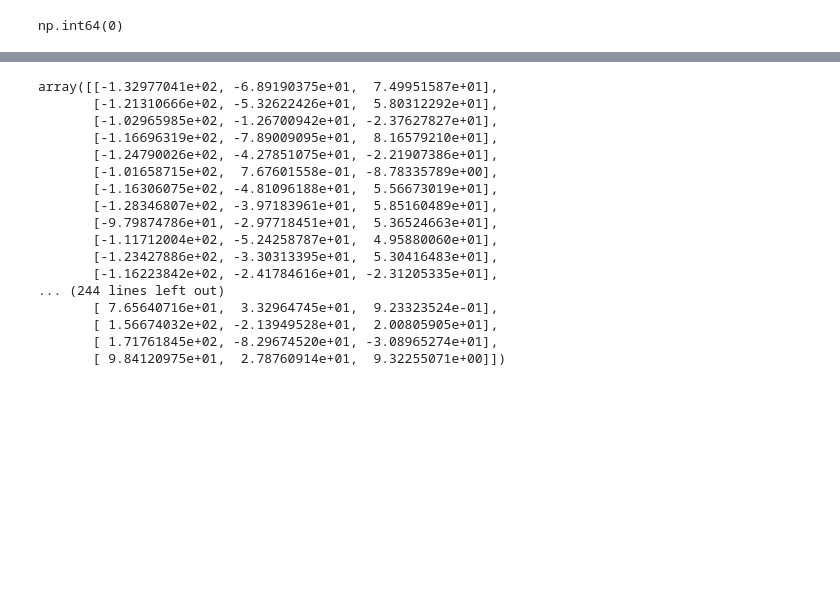
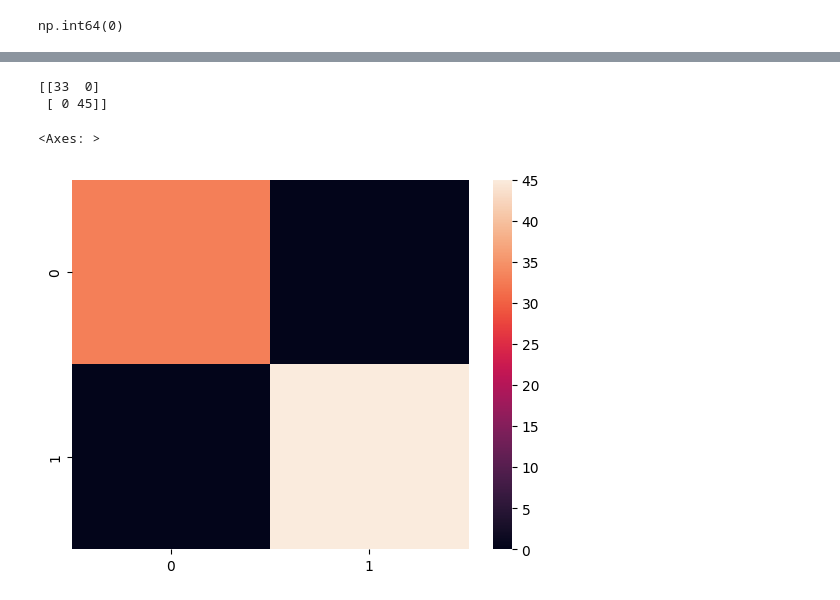
Before and after one commit to Pulkit1704/cancer-classifier, a Jupyter notebook: cancer_classifier.ipynb, the cells around one changed output, grey strips where cells are left out. Cells and saved outputs as stored; diff of their text form; code cells hidden in the pictures; blank space fills up the shorter version.

```diff
--- a/cancer_classifier.ipynb
+++ b/cancer_classifier.ipynb
@@ -161,23 +121,33 @@ from sklearn.decomposition import PCA
 pca = PCA(n_components=3)
 
 new_data = pca.fit_transform(inputs)
-
-new_data
-# %% [output]
-array([[-1.32977041e+02, -6.89190375e+01,  7.49951587e+01],
-       [-1.21310666e+02, -5.32622426e+01,  5.80312292e+01],
-       [-1.02965985e+02, -1.26700942e+01, -2.37627827e+01],
-       [-1.16696319e+02, -7.89009095e+01,  8.16579210e+01],
-       [-1.24790026e+02, -4.27851075e+01, -2.21907386e+01],
-       [-1.01658715e+02,  7.67601558e-01, -8.78335789e+00],
-       [-1.16306075e+02, -4.81096188e+01,  5.56673019e+01],
-       [-1.28346807e+02, -3.97183961e+01,  5.85160489e+01],
-       [-9.79874786e+01, -2.97718451e+01,  5.36524663e+01],
-       [-1.11712004e+02, -5.24258787e+01,  4.95880060e+01],
-       [-1.23427886e+02, -3.30313395e+01,  5.30416483e+01],
-       [-1.16223842e+02, -2.41784616e+01, -2.31205335e+01],
-... (244 lines left out)
-       [ 7.65640716e+01,  3.32964745e+01,  9.23323524e-01],
-       [ 1.56674032e+02, -2.13949528e+01,  2.00805905e+01],
-       [ 1.71761845e+02, -8.29674520e+01, -3.08965274e+01],
-       [ 9.84120975e+01,  2.78760914e+01,  9.32255071e+00]])
+# %%
+label_keys = list(labels.unique() )
+
+y_labels = np.array( [1 if i == label_keys[0] else 0 for i in labels])
+
+inputs = new_data
+# %%
+from sklearn.model_selection import train_test_split
+
+x_train, x_test, y_train, y_test = train_test_split(inputs, y_labels, test_size=0.3)
+# %%
+from sklearn.svm import SVC
+from sklearn.metrics import confusion_matrix, classification_report
+
+classifier = SVC(kernel='linear')
+
+classifier = classifier.fit(x_train, y_train)
+
+predictions = classifier.predict(x_test)
+
+cf_matrix = confusion_matrix(y_test, predictions)
+
+print(cf_matrix)
+
+sns.heatmap(cf_matrix)
+# %% [output]
+[[33  0]
+ [ 0 45]]
+<Axes: >
+[figure, added]
```
Also changed, not shown: parts of 12 cells of this notebook, 4 other files.
